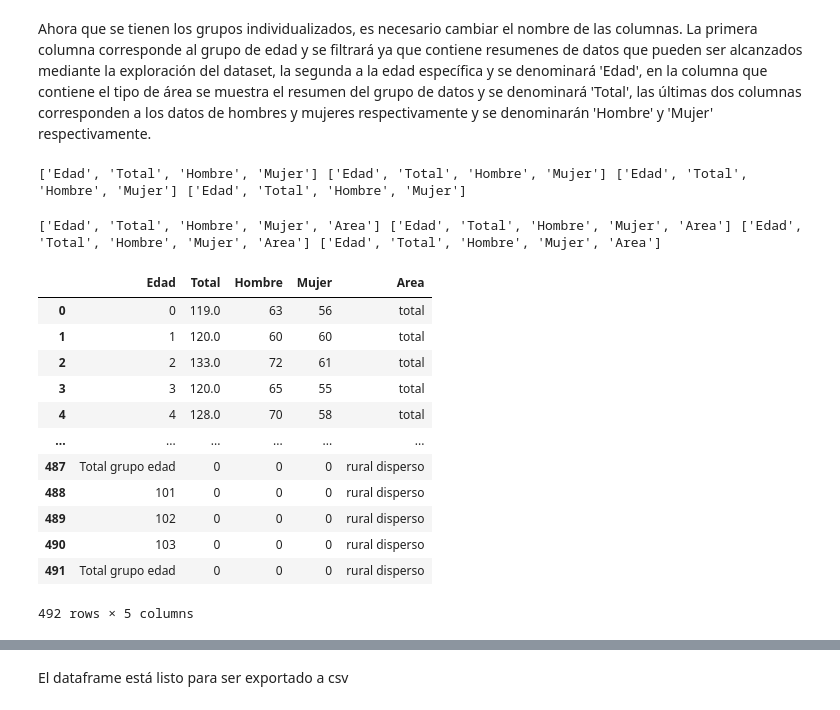
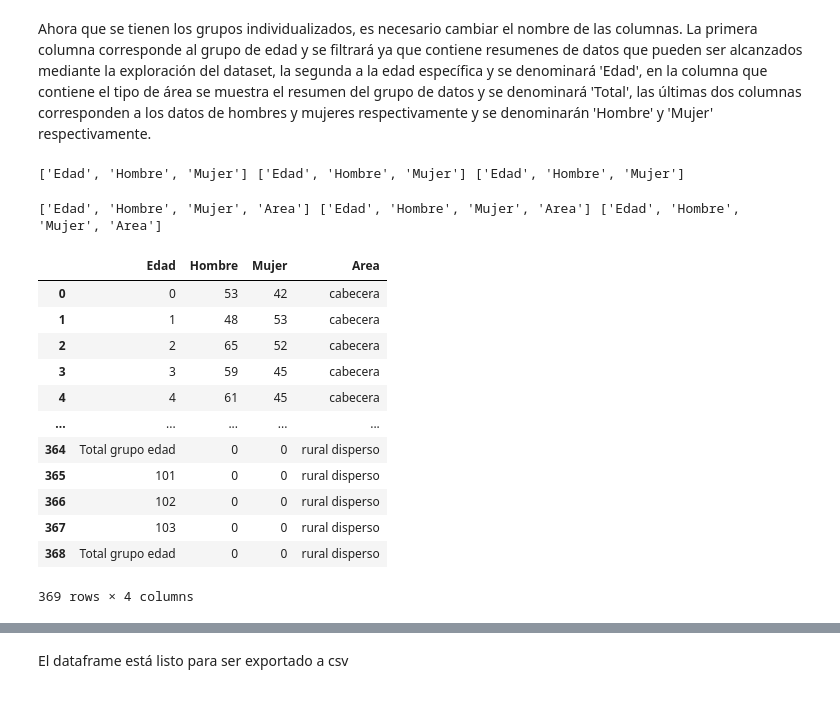
Before and after one commit to Schiavi13/Censo-Viterbo-Caldas-2018, a Jupyter notebook: source_to_csv_3pm.ipynb, the cells around one changed output, grey strips where cells are left out. Cells and saved outputs as stored; diff of their text form; code cells hidden in the pictures.

Commit message:
Remueve filas y columnas con resumenes de datos

```diff
--- a/source_to_csv_3pm.ipynb
+++ b/source_to_csv_3pm.ipynb
@@ -84,8 +84,7 @@ Debido a la agrupación de columnas ´por área, se separan los datos por subcon
 # %%
-df_3pm_total = df_3pm[['Unnamed: 2', 'Unnamed: 3', 'Total', 'Sexo', 'Unnamed: 6']]
-df_3pm_cabecera = df_3pm[['Unnamed: 2', 'Unnamed: 3', 'Cabecera', 'Unnamed: 8', 'Unnamed: 9']]
-df_3pm_centro_poblado = df_3pm[['Unnamed: 2', 'Unnamed: 3', 'Centro Poblado', 'Unnamed: 11', 'Unnamed: 12']]
-df_3pm_rural_disperso = df_3pm[['Unnamed: 2', 'Unnamed: 3', 'Rural disperso', 'Unnamed: 14', 'Unnamed: 15']]
+df_3pm_cabecera = df_3pm[['Unnamed: 2', 'Unnamed: 3', 'Unnamed: 8', 'Unnamed: 9']]
+df_3pm_centro_poblado = df_3pm[['Unnamed: 2', 'Unnamed: 3', 'Unnamed: 11', 'Unnamed: 12']]
+df_3pm_rural_disperso = df_3pm[['Unnamed: 2', 'Unnamed: 3', 'Unnamed: 14', 'Unnamed: 15']]
 # %% [markdown]
 Ahora que se tienen los grupos individualizados, es necesario cambiar el nombre de las columnas. La primera columna corresponde al grupo de edad y se filtrará ya que contiene resumenes de datos que pueden ser alcanzados mediante la exploración del dataset, la segunda a la edad específica y se denominará 'Edad', en la columna que contiene el tipo de área se muestra el resumen del grupo de datos y se denominará 'Total', las últimas dos columnas corresponden a los datos de hombres y mujeres respectivamente y se denominarán 'Hombre' y 'Mujer' respectivamente.
 # %%
@@ -94,35 +92,33 @@ df_3pm_cabecera = df_3pm_cabecera.drop(['Unnamed: 2'], axis=1)
 df_3pm_centro_poblado = df_3pm_centro_poblado.drop(['Unnamed: 2'], axis=1)
 df_3pm_rural_disperso = df_3pm_rural_disperso.drop(['Unnamed: 2'], axis=1)
 # %%
-df_3pm_total = df_3pm_total.rename(columns={'Unnamed: 3': 'Edad', 'Sexo':'Hombre', 'Unnamed: 6': 'Mujer'})
-df_3pm_cabecera = df_3pm_cabecera.rename(columns={'Unnamed: 3': 'Edad', 'Cabecera': 'Total', 'Unnamed: 8': 'Hombre', 'Unnamed: 9': 'Mujer'})
-df_3pm_centro_poblado = df_3pm_centro_poblado.rename(columns={'Unnamed: 3': 'Edad', 'Centro Poblado': 'Total', 'Unnamed: 11': 'Hombre', 'Unnamed: 12': 'Mujer'})
-df_3pm_rural_disperso = df_3pm_rural_disperso.rename(columns={'Unnamed: 3': 'Edad', 'Rural disperso': 'Total', 'Unnamed: 14': 'Hombre', 'Unnamed: 15': 'Mujer'})
-print(list(df_3pm_total.columns.values), list(df_3pm_cabecera.columns.values), list(df_3pm_centro_poblado.columns.values), list(df_3pm_rural_disperso.columns.values))
+df_3pm_cabecera = df_3pm_cabecera.rename(columns={'Unnamed: 3': 'Edad', 'Unnamed: 8': 'Hombre', 'Unnamed: 9': 'Mujer'})
+df_3pm_centro_poblado = df_3pm_centro_poblado.rename(columns={'Unnamed: 3': 'Edad', 'Unnamed: 11': 'Hombre', 'Unnamed: 12': 'Mujer'})
+df_3pm_rural_disperso = df_3pm_rural_disperso.rename(columns={'Unnamed: 3': 'Edad', 'Unnamed: 14': 'Hombre', 'Unnamed: 15': 'Mujer'})
+print(list(df_3pm_cabecera.columns.values), list(df_3pm_centro_poblado.columns.values), list(df_3pm_rural_disperso.columns.values))
 # %% [output]
-['Edad', 'Total', 'Hombre', 'Mujer'] ['Edad', 'Total', 'Hombre', 'Mujer'] ['Edad', 'Total', 'Hombre', 'Mujer'] ['Edad', 'Total', 'Hombre', 'Mujer']
+['Edad', 'Hombre', 'Mujer'] ['Edad', 'Hombre', 'Mujer'] ['Edad', 'Hombre', 'Mujer']
 # %%
-df_3pm_total = df_3pm_total.assign(Area='total')
 df_3pm_cabecera = df_3pm_cabecera.assign(Area='cabecera')
 df_3pm_centro_poblado = df_3pm_centro_poblado.assign(Area='centro poblado')
 df_3pm_rural_disperso = df_3pm_rural_disperso.assign(Area='rural disperso')
-print(list(df_3pm_total.columns.values), list(df_3pm_cabecera.columns.values), list(df_3pm_centro_poblado.columns.values), list(df_3pm_rural_disperso.columns.values))
+print(list(df_3pm_cabecera.columns.values), list(df_3pm_centro_poblado.columns.values), list(df_3pm_rural_disperso.columns.values))
 # %% [output]
-['Edad', 'Total', 'Hombre', 'Mujer', 'Area'] ['Edad', 'Total', 'Hombre', 'Mujer', 'Area'] ['Edad', 'Total', 'Hombre', 'Mujer', 'Area'] ['Edad', 'Total', 'Hombre', 'Mujer', 'Area']
+['Edad', 'Hombre', 'Mujer', 'Area'] ['Edad', 'Hombre', 'Mujer', 'Area'] ['Edad', 'Hombre', 'Mujer', 'Area']
 # %%
-df_3pm = pd.concat([df_3pm_total, df_3pm_cabecera, df_3pm_centro_poblado, df_3pm_rural_disperso], axis=0, ignore_index=True)
+df_3pm = pd.concat([df_3pm_cabecera, df_3pm_centro_poblado, df_3pm_rural_disperso], axis=0, ignore_index=True)
 df_3pm
 # %% [output]
-|  | Edad | Total | Hombre | Mujer | Area |
-| 0 | 0 | 119.0 | 63 | 56 | total |
-| 1 | 1 | 120.0 | 60 | 60 | total |
-| 2 | 2 | 133.0 | 72 | 61 | total |
-| 3 | 3 | 120.0 | 65 | 55 | total |
-| 4 | 4 | 128.0 | 70 | 58 | total |
-| ... | ... | ... | ... | ... | ... |
-| 487 | Total grupo edad | 0 | 0 | 0 | rural disperso |
-| 488 | 101 | 0 | 0 | 0 | rural disperso |
-| 489 | 102 | 0 | 0 | 0 | rural disperso |
-| 490 | 103 | 0 | 0 | 0 | rural disperso |
-| 491 | Total grupo edad | 0 | 0 | 0 | rural disperso |
+|  | Edad | Hombre | Mujer | Area |
+| 0 | 0 | 53 | 42 | cabecera |
+| 1 | 1 | 48 | 53 | cabecera |
+| 2 | 2 | 65 | 52 | cabecera |
+| 3 | 3 | 59 | 45 | cabecera |
+| 4 | 4 | 61 | 45 | cabecera |
+| ... | ... | ... | ... | ... |
+| 364 | Total grupo edad | 0 | 0 | rural disperso |
+| 365 | 101 | 0 | 0 | rural disperso |
+| 366 | 102 | 0 | 0 | rural disperso |
+| 367 | 103 | 0 | 0 | rural disperso |
+| 368 | Total grupo edad | 0 | 0 | rural disperso |
-492 rows × 5 columns
+369 rows × 4 columns
```
Also changed, not shown: parts of 4 cells of this notebook.
